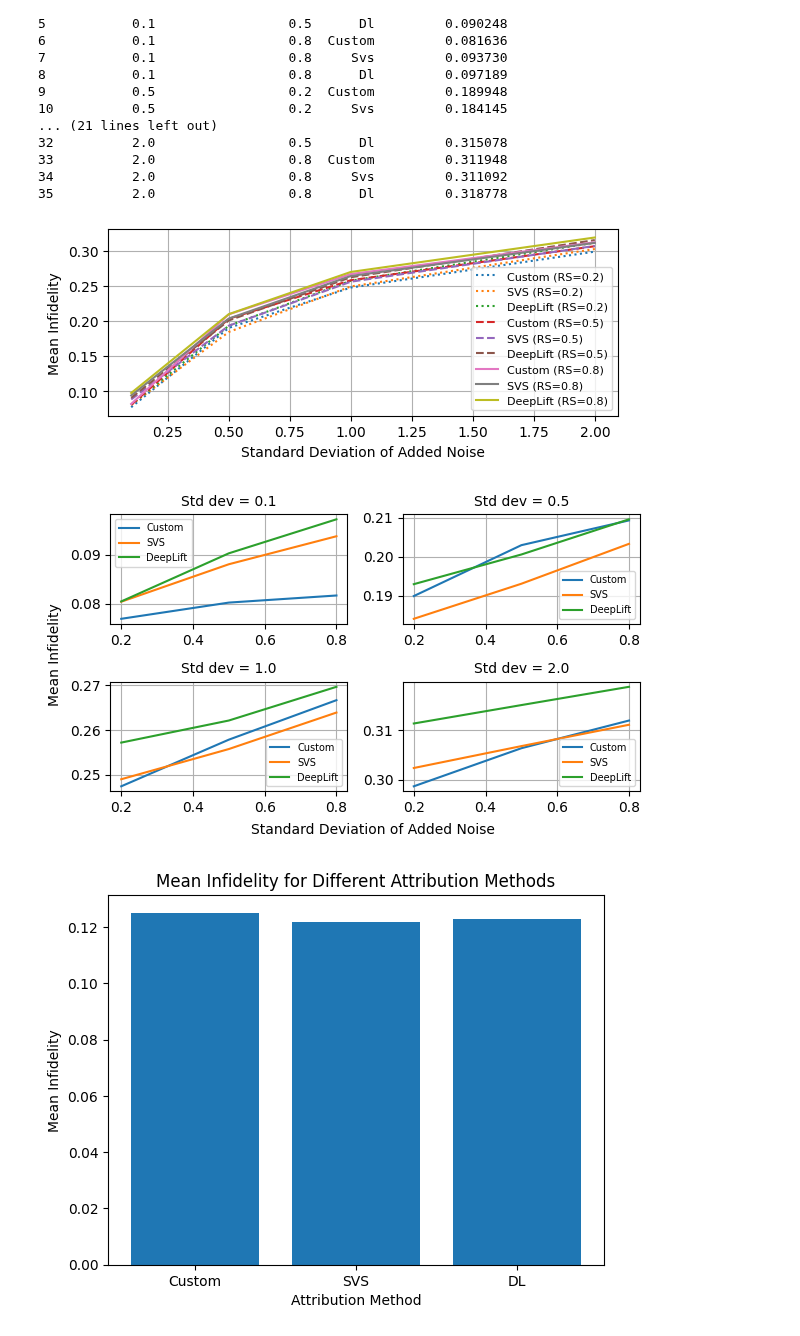
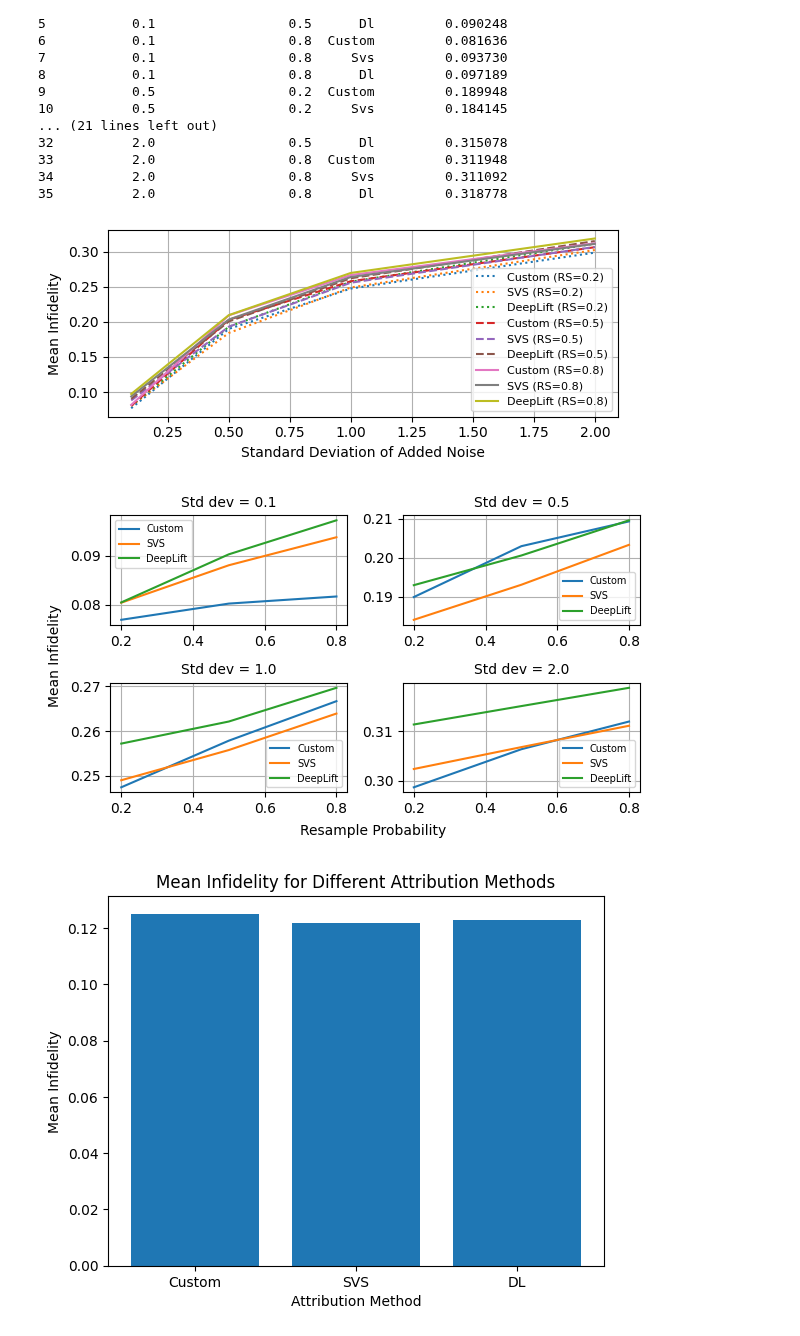
Before and after one commit to khigashinosg/Explainability-in-AI, a Jupyter notebook: Explainability CW.ipynb, the cells around one changed output. Cells and saved outputs as stored; diff of their text form; code cells hidden in the pictures.

```diff
--- a/Explainability CW.ipynb
+++ b/Explainability CW.ipynb
@@ -874,7 +876,9 @@ Setting forward, backward hooks and attributes on non-linear
 34          2.0                 0.8     Svs         0.311092
 35          2.0                 0.8      Dl         0.318778
 # %%
-df_results.to_csv('infidelity_results.csv', index=False)
+import pandas as pd
+import matplotlib.pyplot as plt
+df_results = pd.read_csv('infidelity_results.csv')
 
 custom_infid = df_results[df_results['Method'] == 'Custom']
 svs_infid = df_results[df_results['Method'] == 'Svs']
@@ -910,35 +914,35 @@ plt.legend(fontsize=fontsize)
 plt.grid()
 plt.tight_layout()
 plt.show()
 
 # decide on a fixed categorical resample probability to plot infidelity vs cat resample probability
 fig = plt.figure(figsize=(6, 3.5))  # Adjusted figure size
 
 for position, noise in enumerate([0.1, 0.5, 1.0, 2.0]):
     ax = fig.add_subplot(2, 2, position+1)
 
     # Sort the dataframes by cat resample probability
     custom_infid_vs_cat = custom_infid[custom_infid['Noise Scale'] == noise].sort_values(by='Cat Resample Proba')
     svs_infid_vs_cat = svs_infid[svs_infid['Noise Scale'] == noise].sort_values(by='Cat Resample Proba')
     dl_infid_vs_cat = dl_infid[dl_infid['Noise Scale'] == noise].sort_values(by='Cat Resample Proba')
 
     # Plot the infidelity vs cat resample probability
 
     plt.plot(custom_infid_vs_cat['Cat Resample Proba'], custom_infid_vs_cat['Mean Infidelity'], label=f'Custom')
     plt.plot(svs_infid_vs_cat['Cat Resample Proba'], svs_infid_vs_cat['Mean Infidelity'], label=f'SVS')
     plt.plot(dl_infid_vs_cat['Cat Resample Proba'], dl_infid_vs_cat['Mean Infidelity'], label=f'DeepLift')
     ax.set_title(f'Std dev = {noise}', fontsize=fontsize+2)
 
     plt.legend(fontsize=fontsize-1)
     plt.grid()
     plt.tight_layout()
-fig.text(0.53, 0.00, 'Standard Deviation of Added Noise', ha='center', va='center', fontsize=fontsize+2)
+fig.text(0.53, 0.00, 'Resample Probability', ha='center', va='center', fontsize=fontsize+2)
 fig.text(0.00, 0.5, 'Mean Infidelity', ha='center', va='center', rotation='vertical', fontsize=fontsize+2)
 
 plt.show()
 # %% [output]
 [figure]
-[figure, old version]
+[figure, new version]
 # %%
 # Save results to a CSV file
 df_results.to_csv('mean_infidelity_results.csv', index=False)
```
Also changed, not shown: parts of 10 cells of this notebook, 1 other file.
